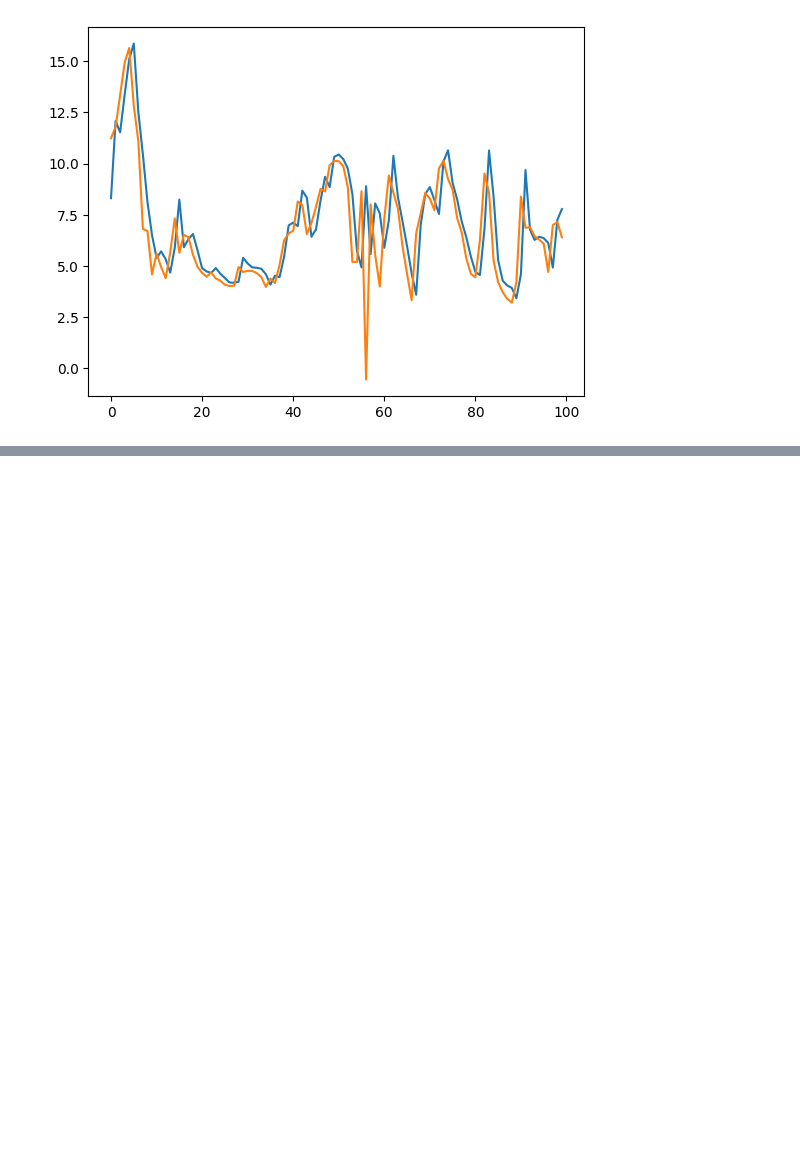
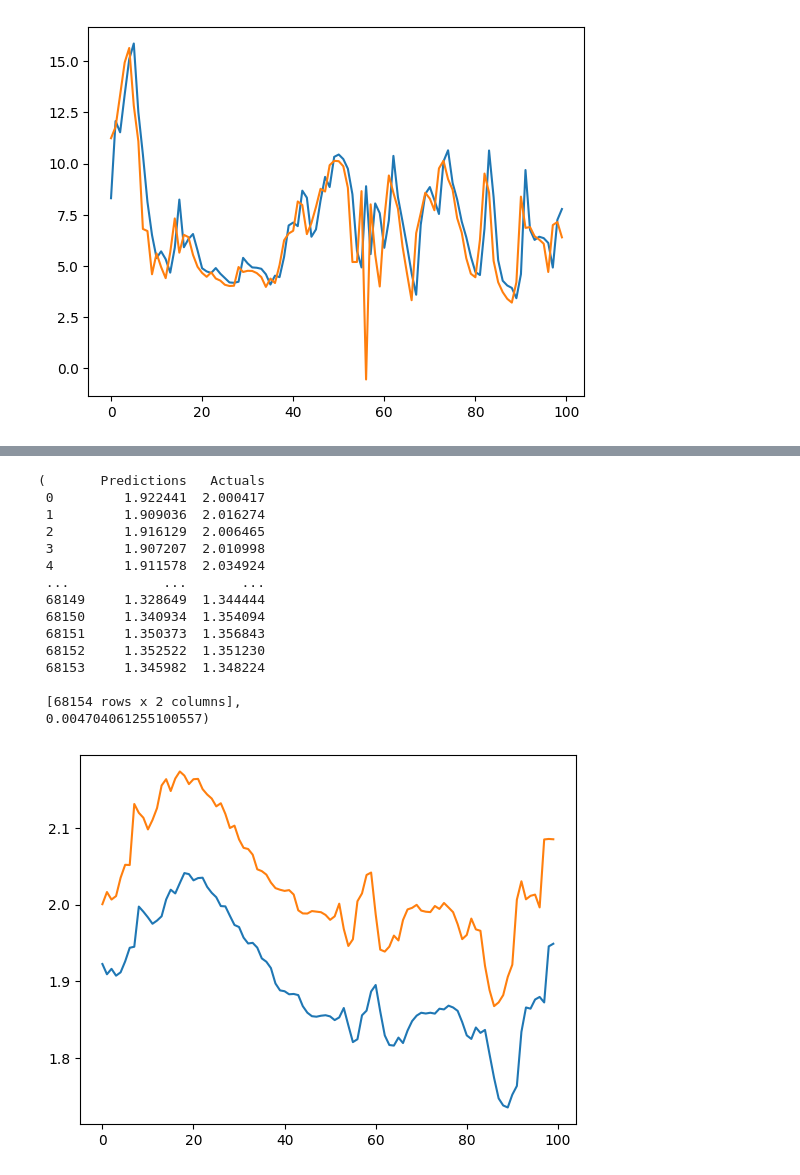
Before and after one commit to JonPGallegos/ocean_climate, a Jupyter notebook: ocean_climate.ipynb, the cells around one changed output, grey strips where cells are left out. Cells and saved outputs as stored; diff of their text form; code cells hidden in the pictures; blank space fills up the shorter version.

Commit message:
training lstm

```diff
--- a/ocean_climate.ipynb
+++ b/ocean_climate.ipynb
@@ -608,0 +805,8 @@ model2.fit(X_train1, y_train1, validation_data=(X_val1, y_val1), epochs=10, call
+# %%
+train_size = round(0.6*(len(X2)))
+val_size = round(0.3*(len(X2)))
+
+X_train2, y_train2 = X2[:train_size], y2[:train_size]
+X_val2, y_val2 = X2[train_size:train_size+val_size], y2[train_size:train_size+val_size]
+X_test2, y_test2 = X2[train_size+val_size:], y2[train_size+val_size:]
+X_train2.shape, y_train2.shape, X_val2.shape, y_val2.shape, X_test2.shape, y_test2.shape
@@ -608,0 +820,8 @@ model2.fit(X_train1, y_train1, validation_data=(X_val1, y_val1), epochs=10, call
+# %%
+model4 = Sequential()
+model4.add(InputLayer((5, 12)))
+model4.add(LSTM(64))
+model4.add(Dense(8, 'relu'))
+model4.add(Dense(1, 'linear'))
+
+model4.summary()
@@ -608,0 +844,5 @@ model2.fit(X_train1, y_train1, validation_data=(X_val1, y_val1), epochs=10, call
+# %%
+cp4 = ModelCheckpoint('model4/', save_best_only=True)
+model4.compile(loss=MeanSquaredError(), optimizer=Adam(learning_rate=0.0001), metrics=[RootMeanSquaredError()])
+# %%
+model4.fit(X_train2, y_train2, validation_data=(X_val2, y_val2), epochs=10, callbacks=[cp4])
@@ -608,0 +876,3 @@ model2.fit(X_train1, y_train1, validation_data=(X_val1, y_val1), epochs=10, call
+# %%
+plot_predictions1(model4, X_test2, y_test2)
+# %% [output]
@@ -608,0 +880,16 @@ model2.fit(X_train1, y_train1, validation_data=(X_val1, y_val1), epochs=10, call
+(       Predictions   Actuals
+ 0         1.922441  2.000417
+ 1         1.909036  2.016274
+ 2         1.916129  2.006465
+ 3         1.907207  2.010998
+ 4         1.911578  2.034924
+ ...            ...       ...
+ 68149     1.328649  1.344444
+ 68150     1.340934  1.354094
+ 68151     1.350373  1.356843
+ 68152     1.352522  1.351230
+ 68153     1.345982  1.348224
+
+ [68154 rows x 2 columns],
+ 0.004704061255100557)
+[figure, added]
```
Also changed, not shown: parts of 33 cells of this notebook.
